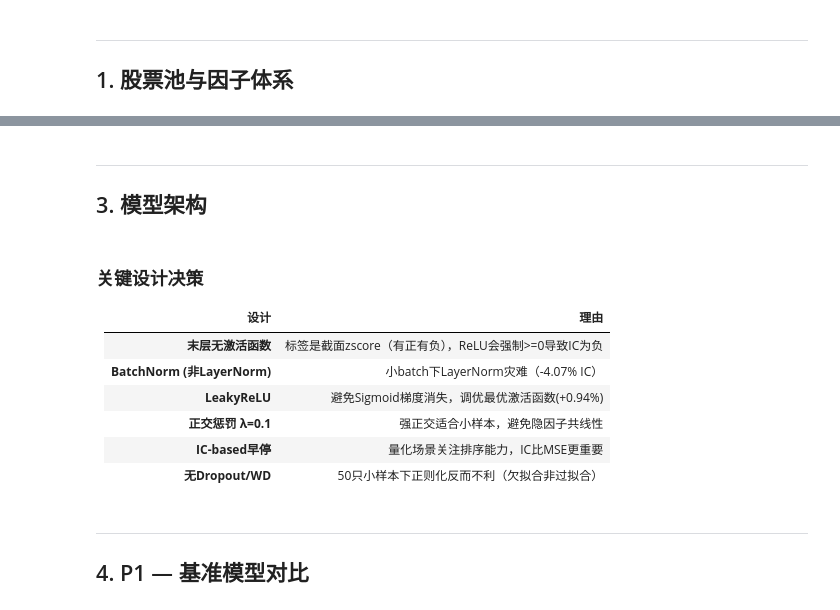
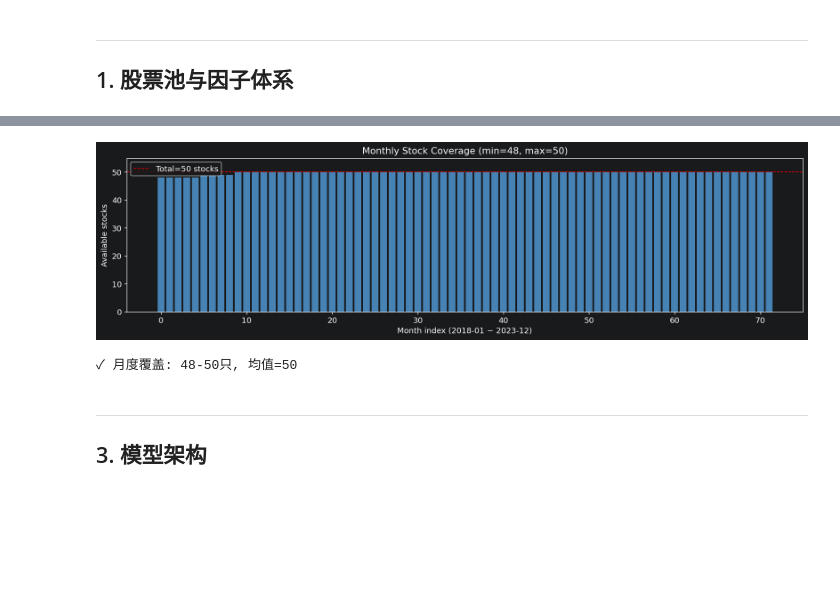
Before and after one commit to se-veN714/PowerAdapter-Alpha, a Jupyter notebook: notebooks/reproduction.ipynb, the cells around one changed output, grey strips where cells are left out. Cells and saved outputs as stored; diff of their text form; code cells hidden in the pictures; blank space fills up the shorter version.

```diff
--- a/notebooks/reproduction.ipynb
+++ b/notebooks/reproduction.ipynb
@@ -95,12 +142,11 @@ print(f"共 {len(factor_df)} 个因子，覆盖 {factor_df['类别'].nunique()}
 # %%
-# 加载预处理数据
-processed_path = PROCESSED_DATA_DIR / "processed_data.csv"
-df = pd.read_csv(processed_path, parse_dates=["date"])
-
-print(f"数据规模: {len(df):,} 行 × {len(df.columns)} 列")
-print(f"日期范围: {df['date'].min().date()} ~ {df['date'].max().date()}")
-print(f"股票数量: {df['stock_code'].nunique()}")
-print(f"交易日数: {df['date'].nunique()}")
-print(f"\n因子列: {list(FACTOR_COLS)}")
-print(f"\n标签统计:")
-display(df["label"].describe().to_frame().T)
+# ===== 2.1 加载预处理数据 =====
+data_path = DATA_DIR / 'processed_data.csv'
+df_raw = pd.read_csv(data_path, parse_dates=['date'])
+print(f'数据形状: {df_raw.shape[0]:,} 行 × {df_raw.shape[1]} 列')
+print(f'时间范围: {df_raw["date"].min().date()} ~ {df_raw["date"].max().date()}')
+print(f'股票数: {df_raw["stock_code"].nunique()}')
+print(f'截面数(交易日): {df_raw["date"].nunique()}')
+print(f'因子列: {[c for c in FACTOR_COLS if c in df_raw.columns]}')
+print(f'\n样本统计:')
+display(df_raw[[c for c in FACTOR_COLS if c in df_raw.columns] + ['label']].describe().T.style.format('{:.3f}'))
@@ -145,3 +203,23 @@ plt.show()
+# %%
+# ===== 2.3 数据可用性热力图 =====
+# 每月有效股票覆盖
+df_raw['year_month'] = df_raw['date'].dt.to_period('M')
+coverage = df_raw.groupby('year_month')['stock_code'].nunique()
+
+fig, ax = plt.subplots(figsize=(14, 4))
+ax.bar(range(len(coverage)), coverage.values, color='steelblue', width=0.8)
+ax.axhline(50, color='red', linestyle='--', linewidth=1, label='Total=50 stocks')
+ax.set_xlabel('Month index (2018-01 ~ 2023-12)')
+ax.set_ylabel('Available stocks')
+ax.set_title(f'Monthly Stock Coverage (min={coverage.min()}, max={coverage.max()})')
+ax.legend()
+ax.set_ylim(0, 55)
+plt.tight_layout()
+plt.show()
+print(f'✓ 月度覆盖: {coverage.min()}-{coverage.max()}只, 均值={coverage.mean():.0f}')
+# %% [output]
+[figure, added]
+✓ 月度覆盖: 48-50只, 均值=50
 # %% [markdown]
 ---
 ## 3. 模型架构
@@ -171,14 +225,0 @@ print(f"\n{linear}")
-# %% [markdown]
-### 关键设计决策
-
-| 设计 | 理由 |
-|------|------|
-| **末层无激活函数** | 标签是截面zscore（有正有负），ReLU会强制>=0导致IC为负 |
-| **BatchNorm (非LayerNorm)** | 小batch下LayerNorm灾难（-4.07% IC） |
-| **LeakyReLU** | 避免Sigmoid梯度消失，调优最优激活函数(+0.94%) |
-| **正交惩罚 λ=0.1** | 强正交适合小样本，避免隐因子共线性 |
-| **IC-based早停** | 量化场景关注排序能力，IC比MSE更重要 |
-| **无Dropout/WD** | 50只小样本下正则化反而不利（欠拟合非过拟合） |
-# %% [markdown]
----
-## 4. P1 — 基准模型对比
```
Also changed, not shown: parts of 49 cells of this notebook, 2 other files.
